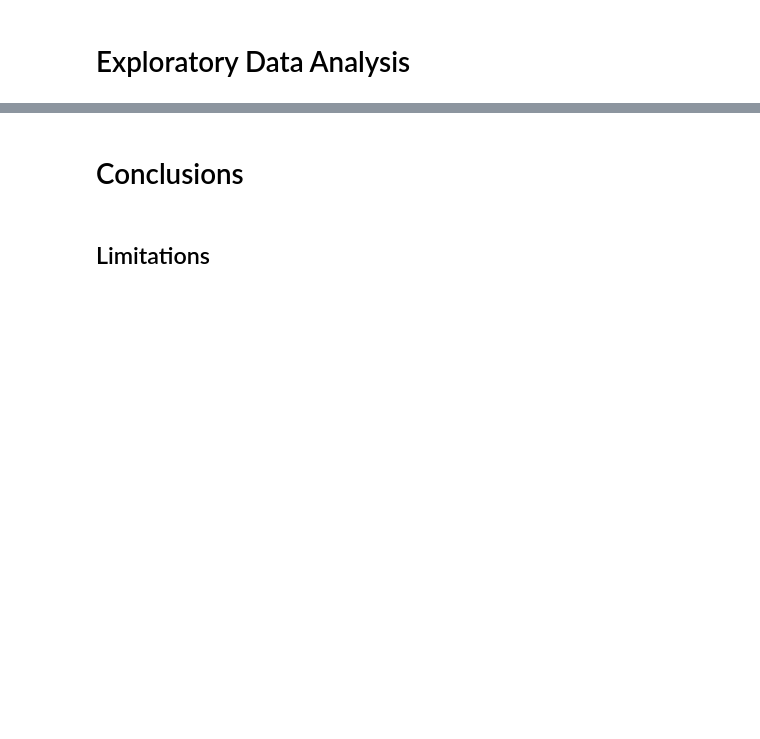
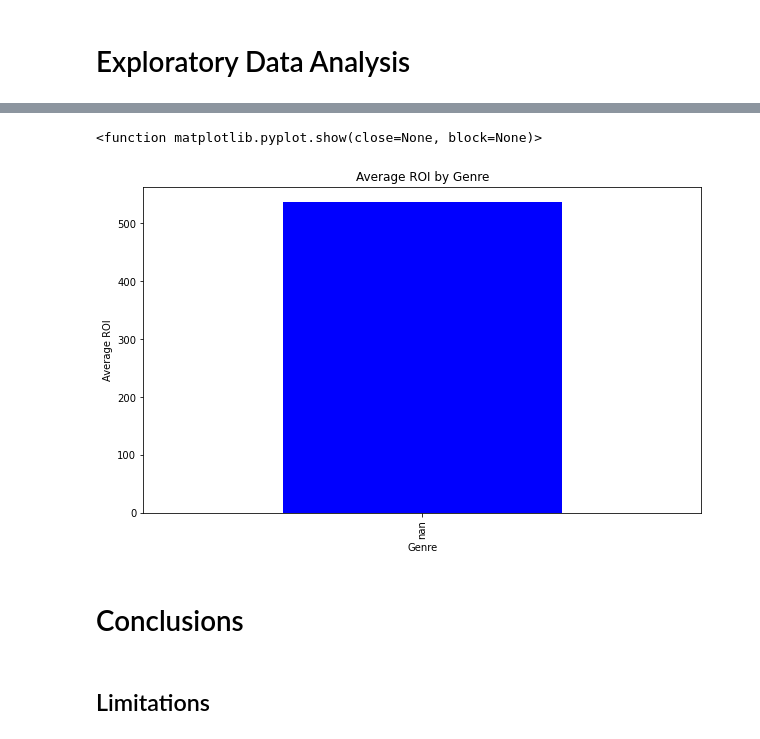
Before and after one commit to sfp13VA/film_recommendations_project, a Jupyter notebook: notebook.ipynb, the cells around one changed output, grey strips where cells are left out. Saved outputs shown, nothing was run; the diff lists cells and outputs as text; code cells hidden in the pictures; blank space fills up the shorter version.

```diff
--- a/notebook.ipynb
+++ b/notebook.ipynb
@@ -104,0 +215,4 @@ df.head()
+# %%
+df_exploded = df.assign(genres=df['genres'].str.split(',')).explode('genres')
+ROI_by_genre = df_exploded.groupby('genres')['ROI'].mean().sort_values(ascending=False)
+df_exploded
@@ -105,3 +233,13 @@ df.head()
+# %%
+plt.figure(figsize=(10, 6))
+ROI_by_genre.plot(kind='bar', color='blue')
+plt.title('Average ROI by Genre')
+plt.xlabel('Genre')
+plt.ylabel('Average ROI')
+plt.show
+# %% [output]
+<function matplotlib.pyplot.show(close=None, block=None)>
+[figure, added]
 # %% [markdown]
 # Conclusions
 # %% [markdown]
```
Also changed, not shown: parts of 24 cells of this notebook.
